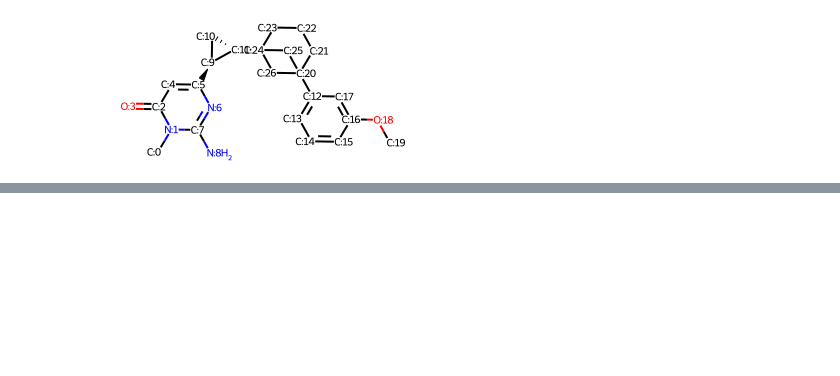
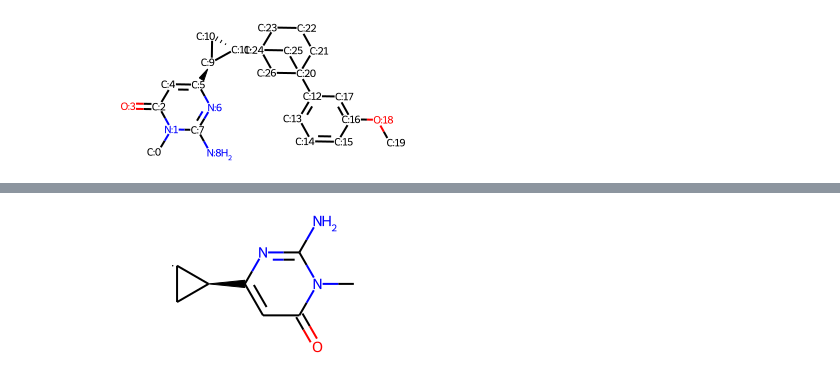
Before and after one commit to jgxs/bridge_ring_dataset, a Jupyter notebook: Bridged_ring/PDB_rings/lig_in_pdb/phe2bch.ipynb, the cells around one changed output, grey strips where cells are left out. Drawn from its saved outputs; the diff is of its cells as text; code cells hidden in the pictures; blank space fills up the shorter version.

```diff
--- a/Bridged_ring/PDB_rings/lig_in_pdb/phe2bch.ipynb
+++ b/Bridged_ring/PDB_rings/lig_in_pdb/phe2bch.ipynb
@@ -207,5 +238,7 @@ ff_mcs = Chem.rdForceFieldHelpers.MMFFGetMoleculeForceField(inpmol,inpmol_prop)
 
 core = Chem.MolFromSmiles("C12CCCC(C2)C1")
 res, unmatched = rdRGD.RGroupDecompose([core],[inpmol])
-drawit(inpmol)
+mol_with_atom_index(refmol)
+drawit(res[0]['R2'])
+Chem.MolFromSmiles(Chem.MolToSmiles(res[0]['R2']).replace("[*:2]",'').replace("[*:1]",''))
 # %% [output]
@@ -213 +246,2 @@ drawit(inpmol)
 [interactive output not drawn]
+[figure, added]
```
Also changed, not shown: parts of 11 cells of this notebook, 1 other file.
